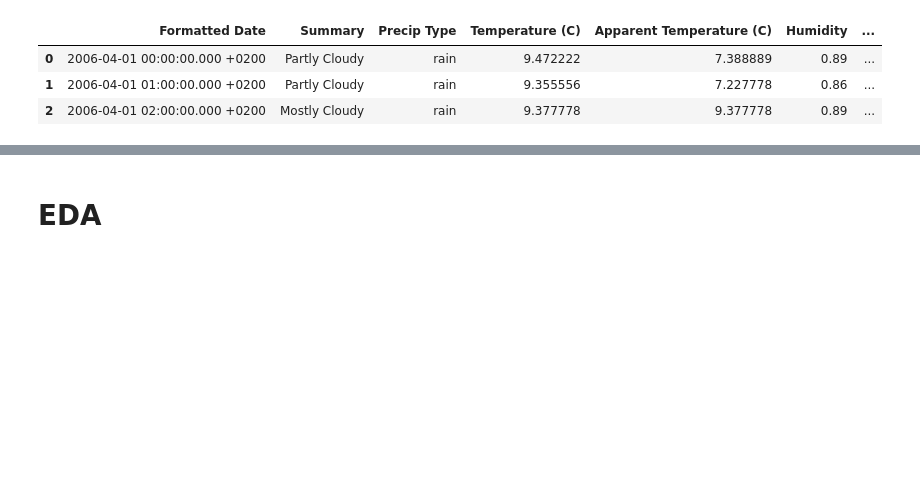
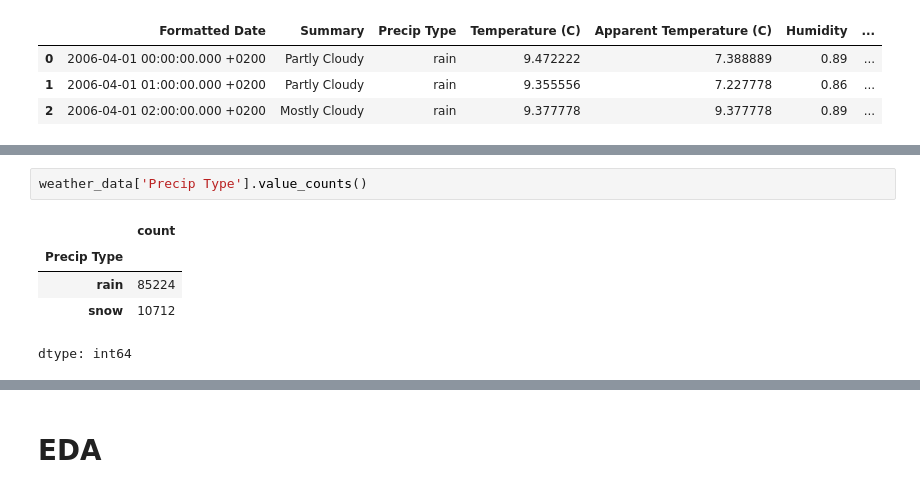
Before and after one commit to AkankshaB123/ML, a Jupyter notebook: WeatherHistory_LinearRegression.ipynb, the cells around one changed output, grey strips where cells are left out. Saved outputs shown, nothing was run; the diff lists cells and outputs as text; blank space fills up the shorter version.

```diff
--- a/WeatherHistory_LinearRegression.ipynb
+++ b/WeatherHistory_LinearRegression.ipynb
@@ -28,0 +47,8 @@ weather_data.head(3)
+# %%
+weather_data['Precip Type'].value_counts()
+# %% [output]
+|  | count |
+| Precip Type |  |
+| rain | 85224 |
+| snow | 10712 |
+dtype: int64
```
Also changed, not shown: parts of 2 cells of this notebook.
